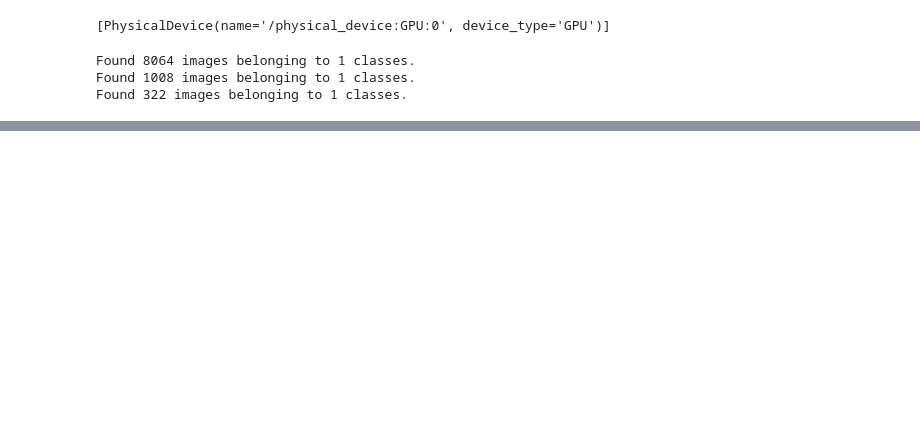
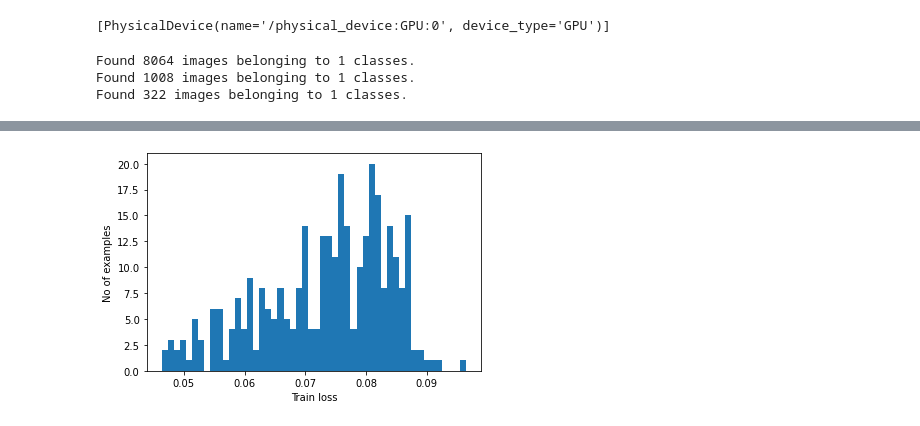
Before and after one commit to conflick0/ReNet, a Jupyter notebook: renet.ipynb, the cells around one changed output, grey strips where cells are left out. Cells and saved outputs as stored; diff of their text form; code cells hidden in the pictures; blank space fills up the shorter version.

```diff
--- a/renet.ipynb
+++ b/renet.ipynb
@@ -165,24 +118,0 @@ plt.show()
-# %%
-xs, ys = next(an_gen)
-encoded_imgs = autoencoder.encoder(xs).numpy()
-decoded_imgs = autoencoder.decoder(encoded_imgs).numpy()
-
-n = 10
-plt.figure(figsize=(20, 4))
-for i in range(n):
-    # display original
-    ax = plt.subplot(2, n, i + 1)
-    plt.imshow(xs[i])
-    plt.title("original")
-    plt.gray()
-    ax.get_xaxis().set_visible(False)
-    ax.get_yaxis().set_visible(False)
-
-    # display reconstruction
-    ax = plt.subplot(2, n, i + 1 + n)
-    plt.imshow(decoded_imgs[i])
-    plt.title("reconstructed")
-    plt.gray()
-    ax.get_xaxis().set_visible(False)
-    ax.get_yaxis().set_visible(False)
-plt.show()
@@ -188,0 +133,20 @@ plt.show()
+# %%
+def mse_losses(gen, batch_size):
+    losses = []
+    num = gen.samples
+    for i, (xs, ys) in enumerate(gen):
+        if i > num//batch_size:
+            break
+        res = autoencoder.predict(xs)
+        for r, x in zip(res, xs):
+            losses.append((np.square(r - x)).mean())
+    return losses
+# %%
+losses = mse_losses(an_gen, batch_size)
+
+plt.hist(losses, bins=50)
+plt.xlabel("Train loss")
+plt.ylabel("No of examples")
+plt.show()
+# %% [output]
+[figure, added]
```
Also changed, not shown: parts of 15 cells of this notebook, 3 other files.
